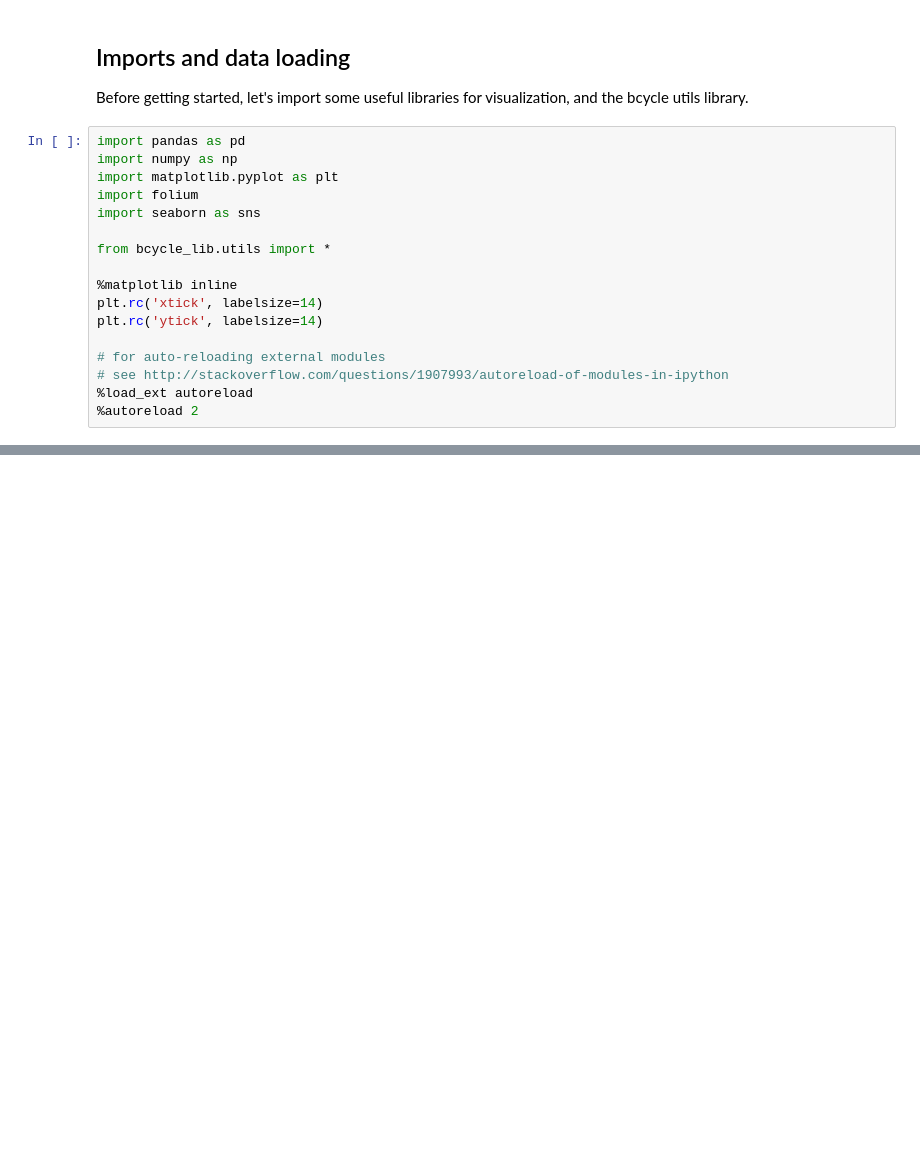
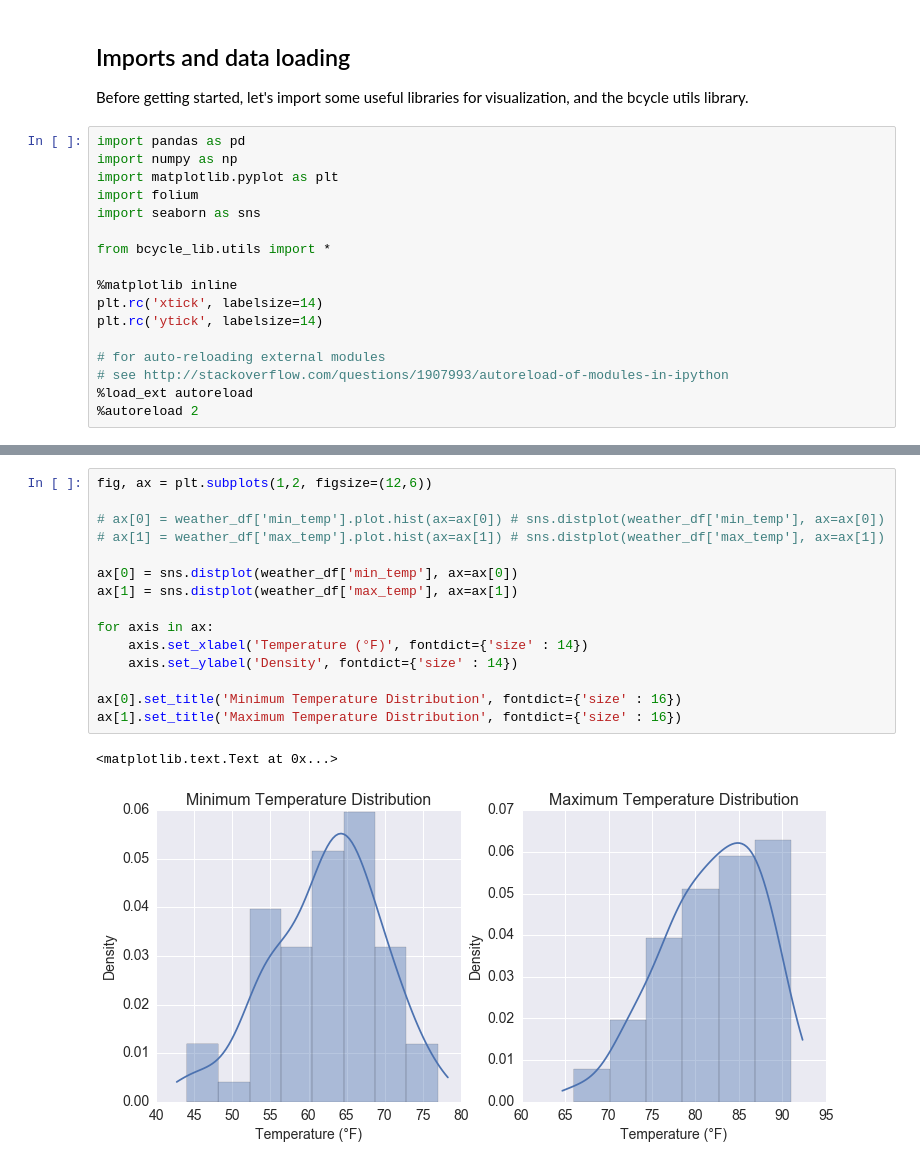
Before and after one commit to timgasser/bcycle-austin, a Jupyter notebook: notebooks/bcycle_models.ipynb, the cells around one changed output, grey strips where cells are left out. Saved outputs shown, nothing was run; the diff lists cells and outputs as text; blank space fills up the shorter version.

```diff
--- a/notebooks/bcycle_models.ipynb
+++ b/notebooks/bcycle_models.ipynb
@@ -88,0 +107,18 @@ weather_df['precipitation'].plot.bar(figsize=(20,10))
+# %%
+fig, ax = plt.subplots(1,2, figsize=(12,6))
+
+# ax[0] = weather_df['min_temp'].plot.hist(ax=ax[0]) # sns.distplot(weather_df['min_temp'], ax=ax[0])
+# ax[1] = weather_df['max_temp'].plot.hist(ax=ax[1]) # sns.distplot(weather_df['max_temp'], ax=ax[1])
+
+ax[0] = sns.distplot(weather_df['min_temp'], ax=ax[0])
+ax[1] = sns.distplot(weather_df['max_temp'], ax=ax[1])
+
+for axis in ax:
+    axis.set_xlabel('Temperature (°F)', fontdict={'size' : 14})
+    axis.set_ylabel('Density', fontdict={'size' : 14})
+
+ax[0].set_title('Minimum Temperature Distribution', fontdict={'size' : 16})
+ax[1].set_title('Maximum Temperature Distribution', fontdict={'size' : 16})
+# %% [output]
+<matplotlib.text.Text at 0x...>
+[figure, added]
```
Also changed, not shown: parts of 29 cells of this notebook.
